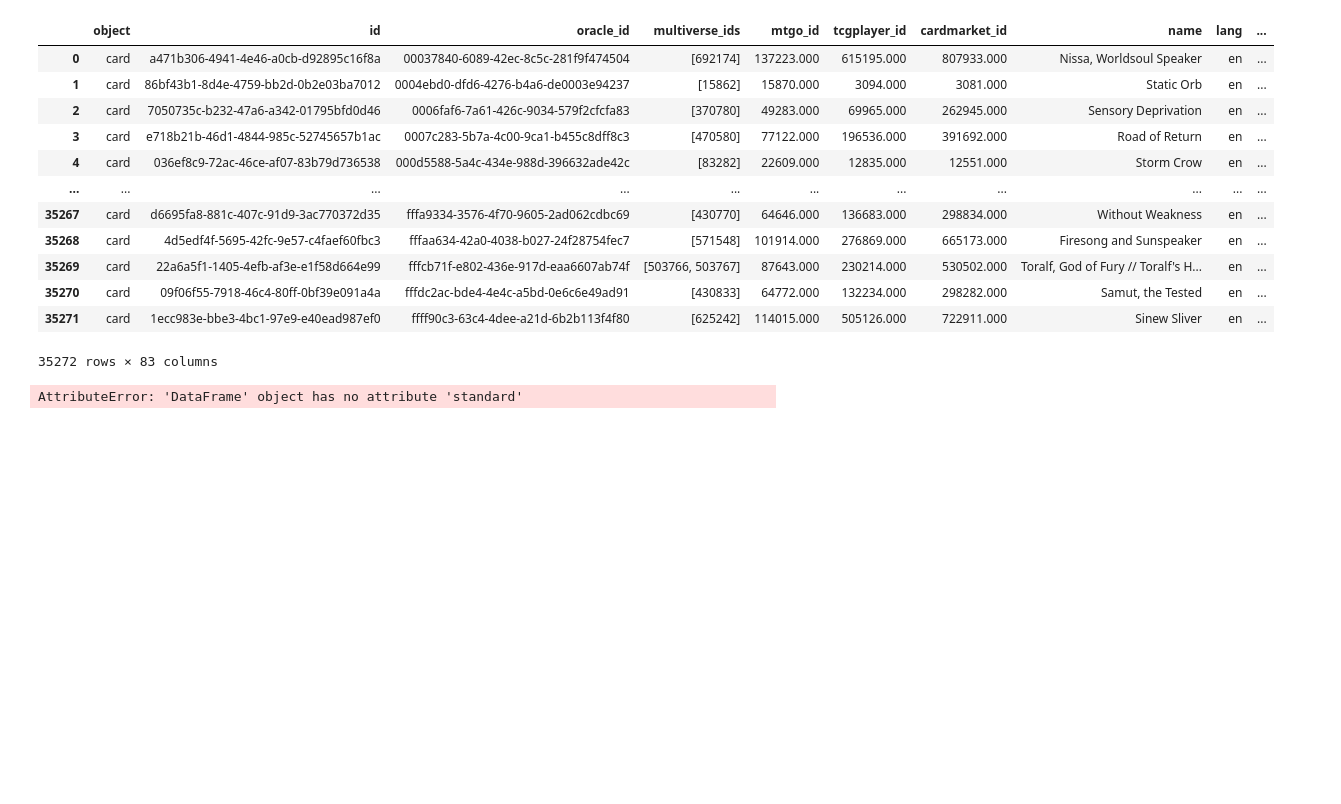
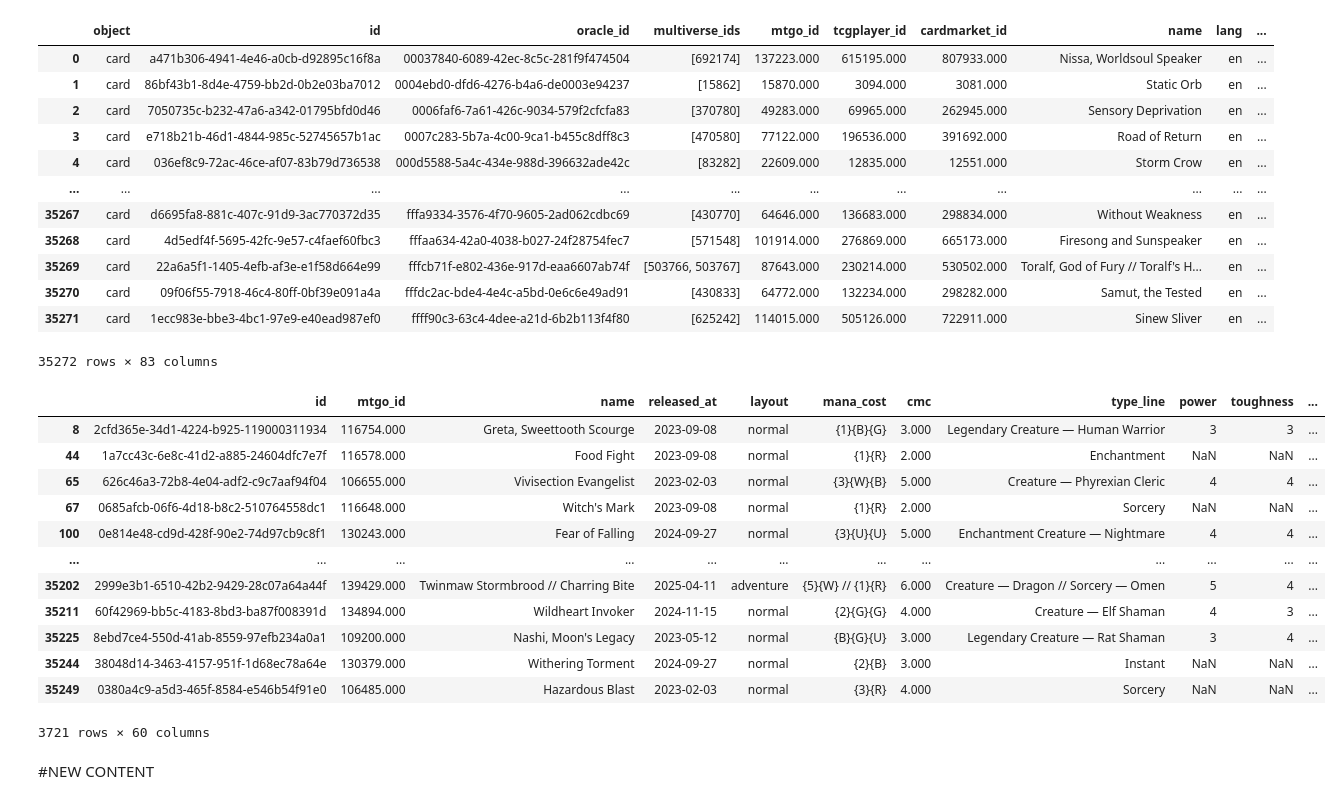
Before and after one commit to charlielutra/MTG-price-analysis, a Jupyter notebook: MTG_metashare.ipynb, the cells around one changed output. Drawn from its saved outputs; the diff is of its cells as text; code cells hidden in the pictures; blank space fills up the shorter version.

```diff
--- a/MTG_metashare.ipynb
+++ b/MTG_metashare.ipynb
@@ -58,5 +58,5 @@ import scryfall_preprocessing as sf
 # %% [output]
 <module 'scryfall_preprocessing' from '/Users/charlie/DataScience/mtg_price_analysis/scryfall_preprocessing.py'>
 # %%
-my_cards = sf.get_cards()
+cards = sf.get_cards()
 # %%
@@ -75,7 +75,25 @@ my_cards
 | 35270 | card | 09f06f55-7918-46c4-80ff-0bf39e091a4a | fffdc2ac-bde4-4e4c-a5bd-0e6c6e49ad91 | [430833] | 64772.000 | 132234.000 | 298282.000 | Samut, the Tested | en | ... |
 | 35271 | card | 1ecc983e-bbe3-4bc1-97e9-e40ead987ef0 | ffff90c3-63c4-4dee-a21d-6b2b113f4f80 | [625242] | 114015.000 | 505126.000 | 722911.000 | Sinew Sliver | en | ... |
 35272 rows × 83 columns
+# %%
+processed_cards = sf.engineer_legalities(sf.clean_dataset(sf.drop_junk_features(sf.expand_dict_features(cards))))
 # %%
-standard_cards = sf.standard_only(my_cards)
+standard_cards = sf.standard_only(processed_cards)
-# %% [output]
-AttributeError: 'DataFrame' object has no attribute 'standard'
+# %%
+standard_cards
+# %% [output]
+|  | id | mtgo_id | name | released_at | layout | mana_cost | cmc | type_line | power | toughness | ... |
+| 8 | 2cfd365e-34d1-4224-b925-119000311934 | 116754.000 | Greta, Sweettooth Scourge | 2023-09-08 | normal | {1}{B}{G} | 3.000 | Legendary Creature — Human Warrior | 3 | 3 | ... |
+| 44 | 1a7cc43c-6e8c-41d2-a885-24604dfc7e7f | 116578.000 | Food Fight | 2023-09-08 | normal | {1}{R} | 2.000 | Enchantment | NaN | NaN | ... |
+| 65 | 626c46a3-72b8-4e04-adf2-c9c7aaf94f04 | 106655.000 | Vivisection Evangelist | 2023-02-03 | normal | {3}{W}{B} | 5.000 | Creature — Phyrexian Cleric | 4 | 4 | ... |
+| 67 | 0685afcb-06f6-4d18-b8c2-510764558dc1 | 116648.000 | Witch's Mark | 2023-09-08 | normal | {1}{R} | 2.000 | Sorcery | NaN | NaN | ... |
+| 100 | 0e814e48-cd9d-428f-90e2-74d97cb9c8f1 | 130243.000 | Fear of Falling | 2024-09-27 | normal | {3}{U}{U} | 5.000 | Enchantment Creature — Nightmare | 4 | 4 | ... |
+| ... | ... | ... | ... | ... | ... | ... | ... | ... | ... | ... | ... |
+| 35202 | 2999e3b1-6510-42b2-9429-28c07a64a44f | 139429.000 | Twinmaw Stormbrood // Charring Bite | 2025-04-11 | adventure | {5}{W} // {1}{R} | 6.000 | Creature — Dragon // Sorcery — Omen | 5 | 4 | ... |
+| 35211 | 60f42969-bb5c-4183-8bd3-ba87f008391d | 134894.000 | Wildheart Invoker | 2024-11-15 | normal | {2}{G}{G} | 4.000 | Creature — Elf Shaman | 4 | 3 | ... |
+| 35225 | 8ebd7ce4-550d-41ab-8559-97efb234a0a1 | 109200.000 | Nashi, Moon's Legacy | 2023-05-12 | normal | {B}{G}{U} | 3.000 | Legendary Creature — Rat Shaman | 3 | 4 | ... |
+| 35244 | 38048d14-3463-4157-951f-1d68ec78a64e | 130379.000 | Withering Torment | 2024-09-27 | normal | {2}{B} | 3.000 | Instant | NaN | NaN | ... |
+| 35249 | 0380a4c9-a5d3-465f-8584-e546b54f91e0 | 106485.000 | Hazardous Blast | 2023-02-03 | normal | {3}{R} | 4.000 | Sorcery | NaN | NaN | ... |
+3721 rows × 60 columns
+# %% [markdown]
+#NEW CONTENT
```
Also changed, not shown: parts of 4 cells of this notebook.
